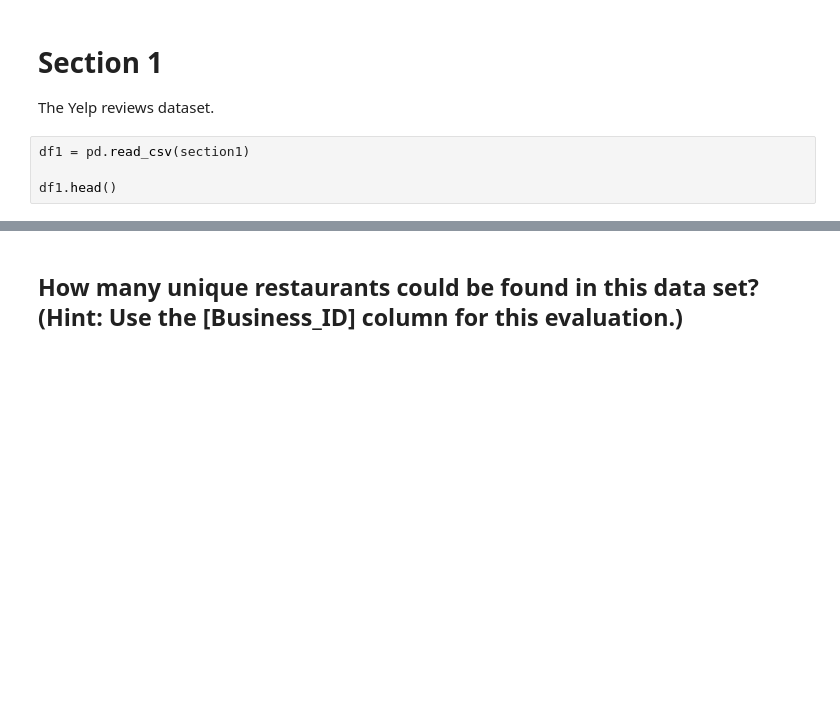
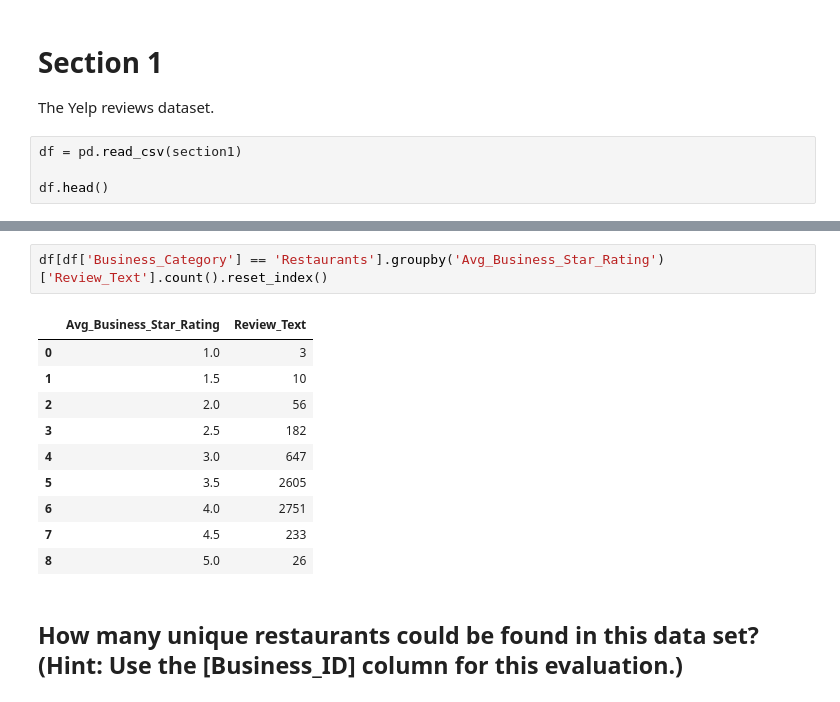
Before and after one commit to Capta1n-n9m0/ei-task, a Jupyter notebook: section1.ipynb, the cells around one changed output, grey strips where cells are left out. Saved outputs shown, nothing was run; the diff lists cells and outputs as text; blank space fills up the shorter version.

Commit message:
Section 2 and some more of section 1

```diff
--- a/task.ipynb
+++ b/section1.ipynb
@@ -14,9 +13,9 @@ section3 = DATA / 'Section 3 data.csv'
 # Section 1
 The Yelp reviews dataset.
 # %%
-df1 = pd.read_csv(section1)
+df = pd.read_csv(section1)
 
-df1.head()
+df.head()
 # %% [output]
 |  | Review_Date | Review_Text | User_ID | Business_ID | Business_Name | Business_Category | City | State | ... |
 | 0 | 2014-07-16 | okay...so so | 6VxJJX7h36bMCCFt7URg6w | 9QqLqYIwV-n1BJPjnaYv8A | Beef 'O' Brady's | Bars | Chandler | AZ | ... |
@@ -40,6 +39,19 @@ Latitude                      0
 Longitude                     0
 Avg_Business_Star_Rating      0
 dtype: int64
+# %%
+df[df['Business_Category'] == 'Restaurants'].groupby('Avg_Business_Star_Rating')['Review_Text'].count().reset_index()
+# %% [output]
+|  | Avg_Business_Star_Rating | Review_Text |
+| 0 | 1.0 | 3 |
+| 1 | 1.5 | 10 |
+| 2 | 2.0 | 56 |
+| 3 | 2.5 | 182 |
+| 4 | 3.0 | 647 |
+| 5 | 3.5 | 2605 |
+| 6 | 4.0 | 2751 |
+| 7 | 4.5 | 233 |
+| 8 | 5.0 | 26 |
 # %% [markdown]
 ## How many unique restaurants could be found in this data set? (Hint: Use the [Business_ID] column for this evaluation.)
 # %%
```
Also changed, not shown: parts of 11 cells of this notebook, 3 other files.
